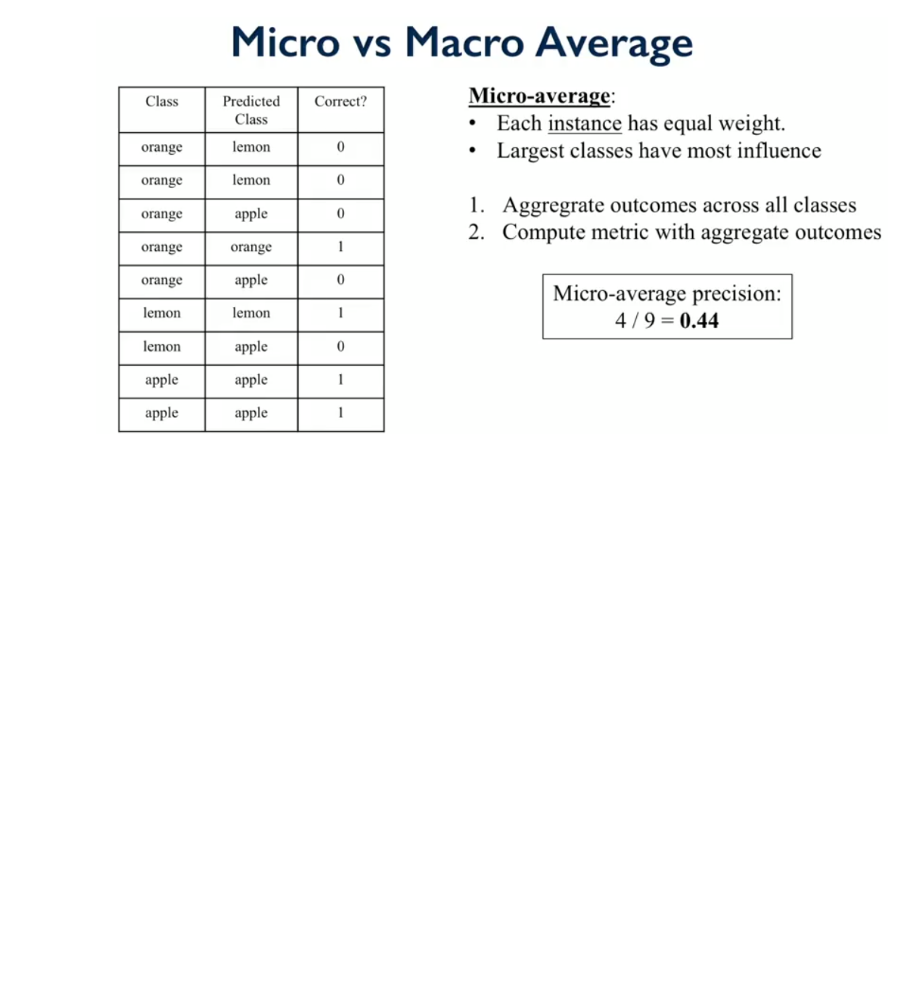
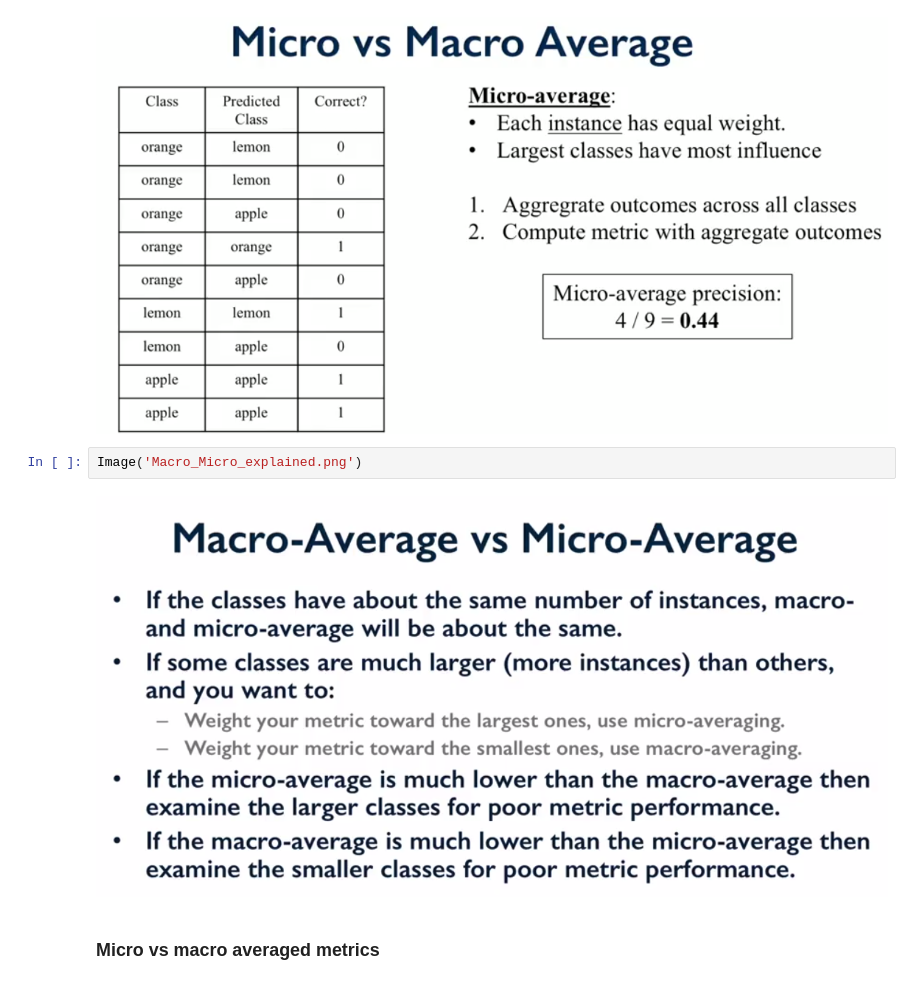
Before and after one commit to abudata/Applied_Machine_Learning, a Jupyter notebook: Applied_Machine_Learning_Module_3.ipynb, the cells around one changed output. Saved outputs shown, nothing was run; the diff lists cells and outputs as text; blank space fills up the shorter version.

```diff
--- a/Applied_Machine_Learning_Module_3.ipynb
+++ b/Applied_Machine_Learning_Module_3.ipynb
@@ -473,3 +473,9 @@ Image('Micro_vs_Macro_avg.png')
 Image('Micro_avg.png')
 # %% [output]
 [figure]
+# %%
+Image('Macro_Micro_explained.png')
+# %% [output]
+[figure, added]
+# %% [markdown]
+### Micro vs macro averaged metrics
```
Also changed, not shown: parts of 6 cells of this notebook, 1 other file.
